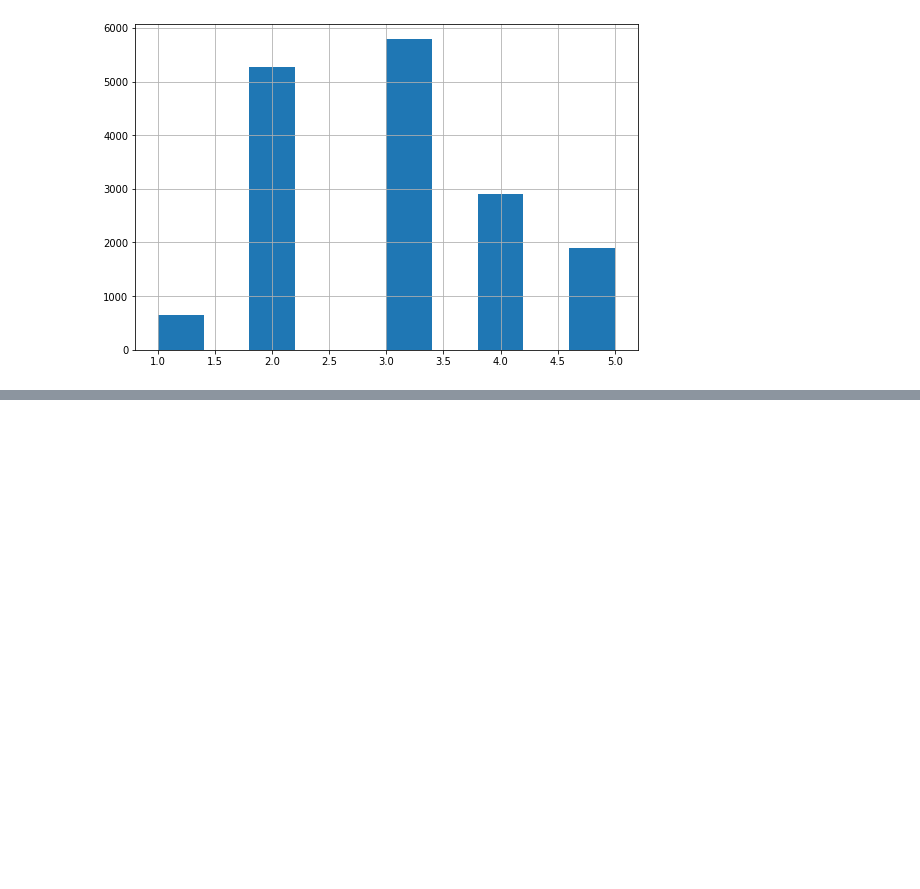
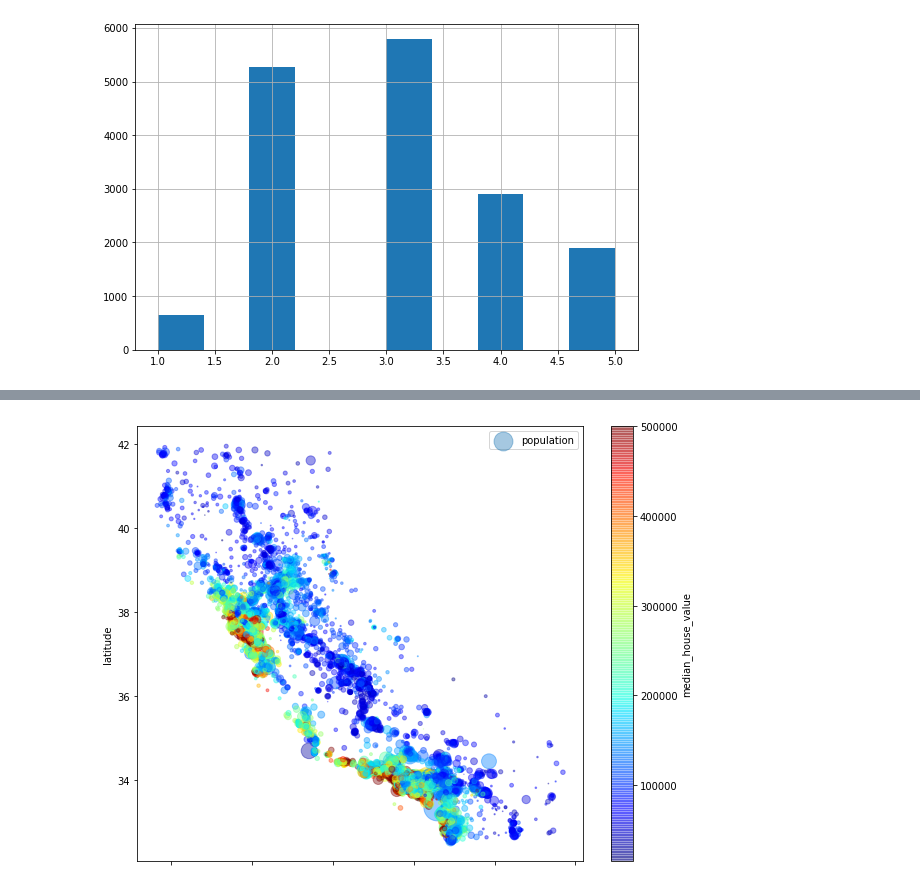
Before and after one commit to abdulhamidll/Data-Science, a Jupyter notebook: 2_qadam_malumotlarni_organish_df_bilan_tanishuv.ipynb, the cells around one changed output, grey strips where cells are left out. Cells and saved outputs as stored; diff of their text form; code cells hidden in the pictures; blank space fills up the shorter version.

```diff
--- a/2_qadam_malumotlarni_organish_df_bilan_tanishuv.ipynb
+++ b/2_qadam_malumotlarni_organish_df_bilan_tanishuv.ipynb
@@ -140,0 +165,16 @@ strat_test_set.drop('income_cat', axis=1, inplace=True)
+# %%
+housing.plot(
+    kind="scatter",
+    x="longitude",
+    y="latitude",
+    alpha=0.4,
+    s=housing['population']/50, # nuqta radiusi aholi soniga qarab o'zgaradi
+    label='population',
+    c="median_house_value", # nuqta rangi uyning  median narxiga qarab o'zgaradi
+    cmap="jet", # ranglar. Ko'k - daromadi kam, qizil daromadi ko'p
+    colorbar=True,
+    figsize=(10, 8)
+)
+plt.show()
+# %% [output]
+[figure, added]
```
Also changed, not shown: parts of 4 cells of this notebook.
